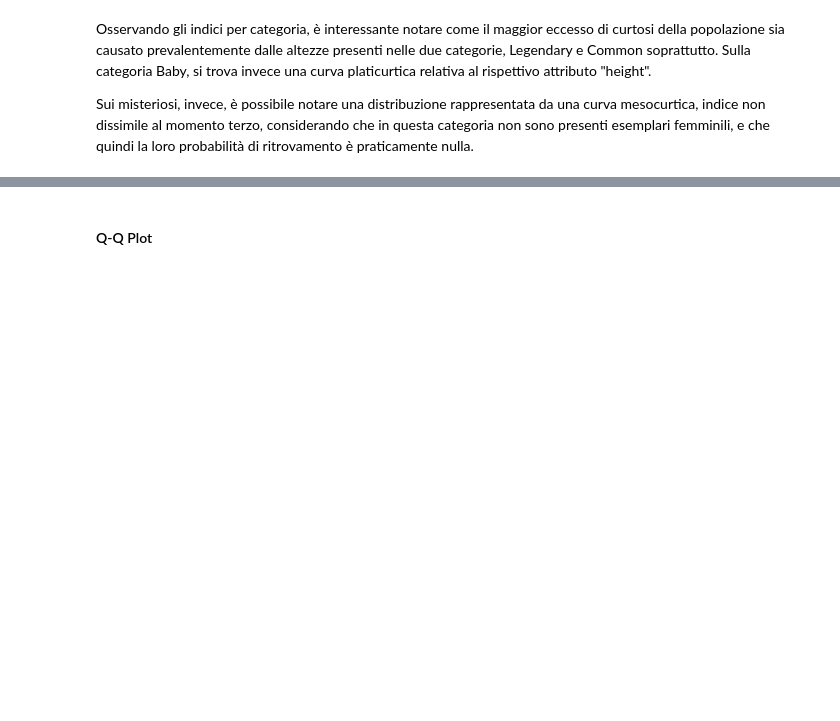
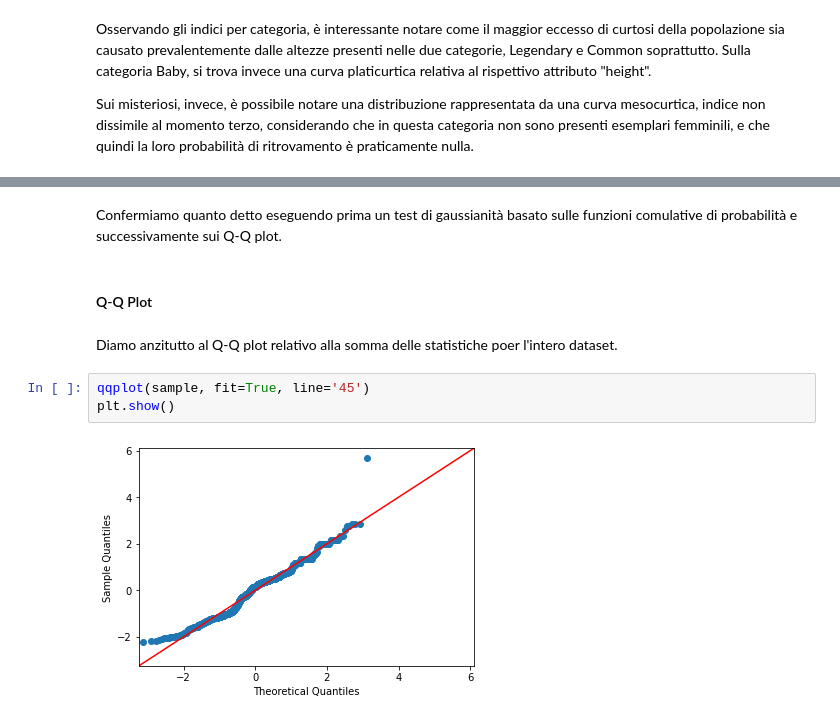
Before and after one commit to nebuchadneZZar01/DA_project, a Jupyter notebook: pokebook.ipynb, the cells around one changed output, grey strips where cells are left out. Saved outputs shown, nothing was run; the diff lists cells and outputs as text; blank space fills up the shorter version.

```diff
--- a/pokebook.ipynb
+++ b/pokebook.ipynb
@@ -822,2 +872,11 @@ Sui misteriosi, invece, è possibile notare una distribuzione rappresentata da u
+# %% [markdown]
+Confermiamo quanto detto eseguendo prima un test di gaussianità basato sulle funzioni comulative di probabilità e successivamente sui Q-Q plot.
 # %% [markdown]
 #### Q-Q Plot
+# %% [markdown]
+Diamo anzitutto al Q-Q plot relativo alla somma delle statistiche poer l'intero dataset.
+# %%
+qqplot(sample, fit=True, line='45')
+plt.show()
+# %% [output]
+[figure, added]
```
Also changed, not shown: parts of 10 cells of this notebook.
